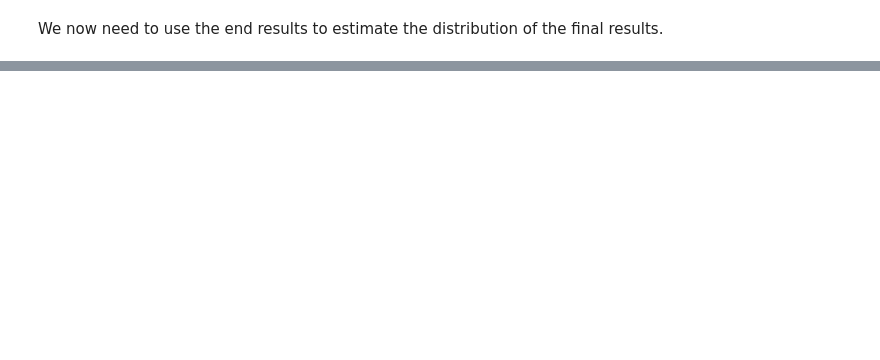
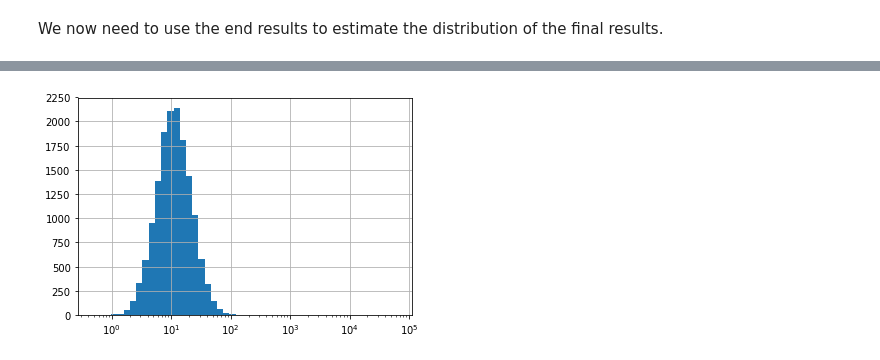
Before and after one commit to aaronchall/nycfinance, a Jupyter notebook: MonteCarloSimulation.ipynb, the cells around one changed output, grey strips where cells are left out. Cells and saved outputs as stored; diff of their text form; code cells hidden in the pictures; blank space fills up the shorter version.

```diff
--- a/MonteCarloSimulation.ipynb
+++ b/MonteCarloSimulation.ipynb
@@ -66,3 +71,18 @@ end_results.hist(bins=50)
+# %%
+end_results = df.iloc[-1]
+#end_results.hist(bins=100, density=True)
+
+end_results.hist(
+    bins=np.logspace(
+        np.log(end_results.min()),
+        np.log(end_results.max()),
+        50)
+)
+
+#end_results.plot.density()
+plt.xscale('log')
+# %% [output]
+[figure, added]
 # %%
 end_results.describe(percentiles=[.05, .25, .5, .75, .95])
 # %% [output]
```
Also changed, not shown: parts of 13 cells of this notebook.
